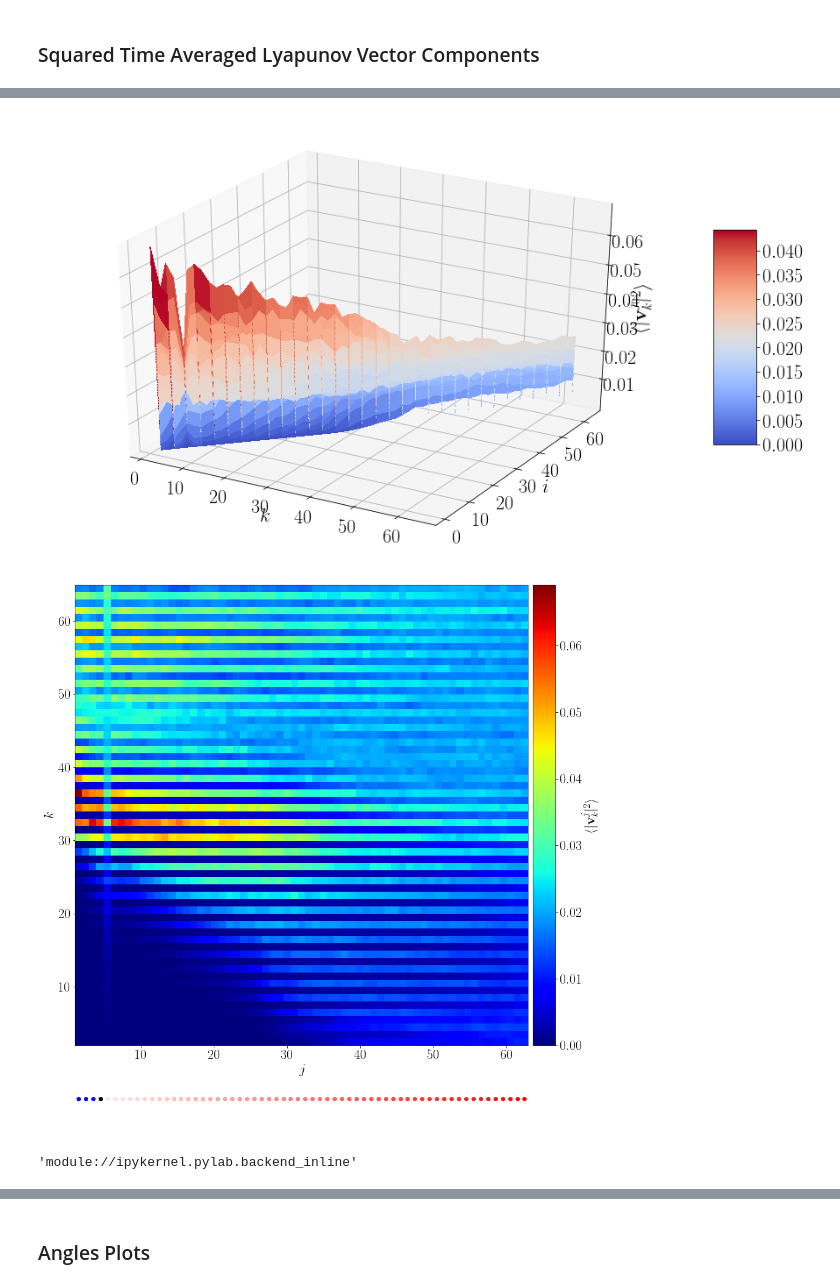
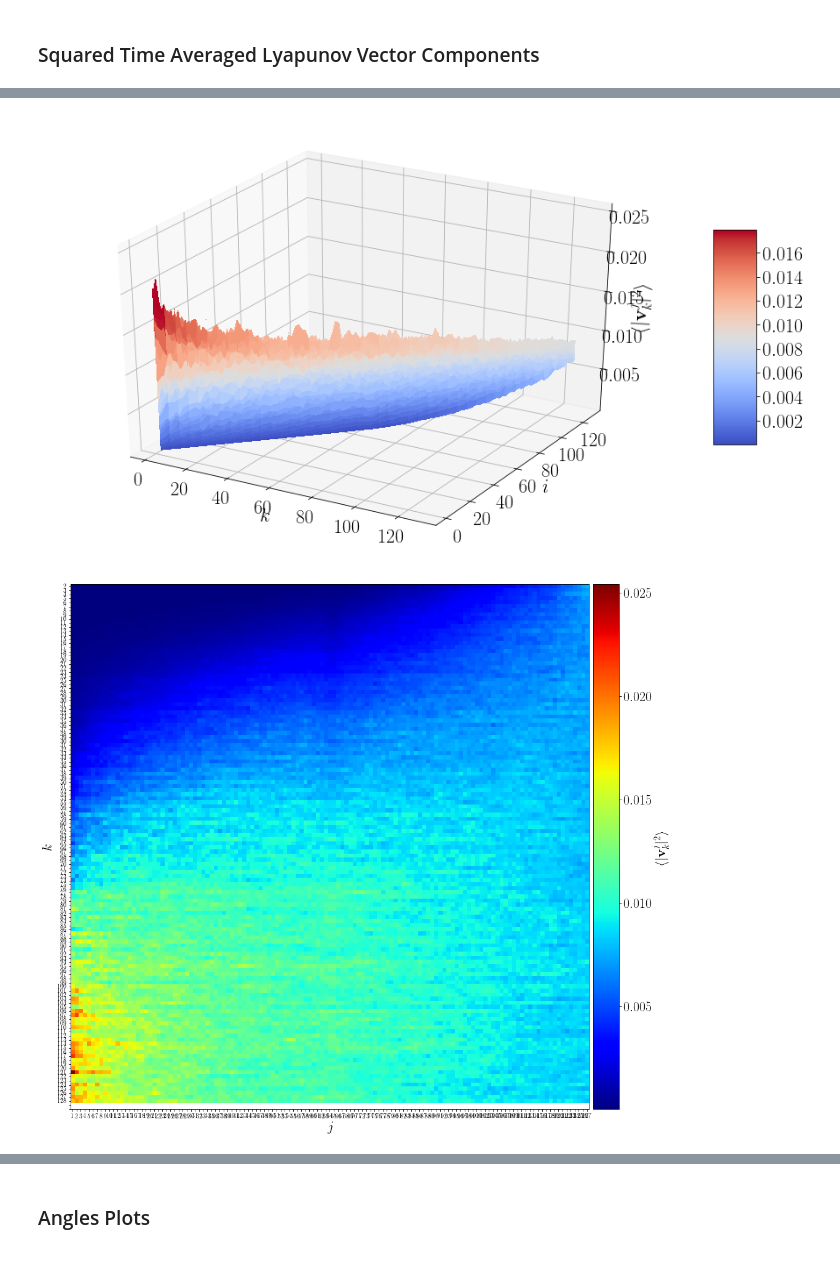
Before and after one commit to EndCar808/Burgers-Phase-Only-Model, a Jupyter notebook: Plotting/plot_clv.ipynb, the cells around one changed output, grey strips where cells are left out. Cells and saved outputs as stored; diff of their text form; code cells hidden in the pictures.

Commit message:
Testing of transient iterations. Plotting CLV data over alpha

```diff
--- a/Plotting/plot_clv.ipynb
+++ b/Plotting/plot_clv.ipynb
@@ -50,14 +46,14 @@ open('output_09_10_2020_12:38:28.txt', "w")
 ### Open Data File
 # %%
 ## System Parameters
-N       = 128
+N       = 256
 k0      = 1
-alpha   = 2.9
+alpha   = 0.25
 beta    = 0.0
 iters   = 400000
 m_end   = 8000
 m_iters = 50
-trans   = 10000
+trans   = 1000
 u0      = "RANDOM"
 # %%
 ## Read open data file
@@ -182,55 +179,60 @@ plt.draw()
 # %%
-
 fig = plt.figure(figsize = (16, 9))
 ax  = fig.gca(projection='3d')
 
-surf = ax.plot_surface(range(kmin, num_osc), range(1, dof + 1), zdata, cmap = cm.coolwarm, linewidth = 0, antialiased = False)
+surf = ax.plot_surface(range(kmin, num_osc), range(1, dof + 1), np.flipud(zdata), cmap = cm.coolwarm, linewidth = 0, antialiased = False)
 ax.set_xlabel(r"$k$")
 ax.set_ylabel(r"$i$")
 ax.set_zlabel(r"$\langle |\mathbf{v}_k^j |^2\rangle$")
 fig.colorbar(surf, shrink = 0.5, aspect = 5)
 plt.show()
 # %% [output]
-[figure, old version]
+[figure, new version]
 # %%
-
-
-fig = plt.figure(figsize = (16, 16))
-gs  = GridSpec(1, 1)
+fig = plt.figure(figsize = (16, 16), tight_layout = False)
+gs  = GridSpec(1, 1, wspace = 0.35)
 
 ax2 = fig.add_subplot(gs[0, 0])
-im  = ax2.imshow(np.flipud(zdata), cmap = cm.jet, extent = [1, dof, kmin, num_osc])
+im  = ax2.imshow(zdata, cmap = cm.jet)#extent = [1, dof, kmin, num_osc]
 ax2.set_xlabel(r"$j$")
 ax2.set_ylabel(r"$k$")
+ax2.set_yticks(np.arange(0, num_osc))
+ax2.set_yticklabels(np.arange(kmin, num_osc), fontsize = 10)
+ax2.set_xticks(np.arange(0, dof))
+ax2.set_xticklabels(np.arange(1, dof + 1), fontsize = 10)
 div2  = make_axes_locatable(ax2)
 cax2  = div2.append_axes('right', size = '5%', pad = 0.1)
 cbar = plt.colorbar(im, cax = cax2, orientation = 'vertical')
 cbar.set_label(r"$\langle |\mathbf{v}_k^j |^2\rangle$")
 # ax21  = div2.append_axes('left', size = '5%', pad = 0.8, sharey = ax2)
-ax22  = div2.append_axes('bottom', size = '8%', pad = 0.8, sharex = ax2)
-for i in range(1, dof + 1):
-    if i == zeroindx:
-#         ax21.plot(0.5, i + 0.5, markerfacecolor = 'black', markeredgecolor = 'black', marker = 'o')
-        ax22.plot(i + 0.5, 0.5, markerfacecolor = 'black', markeredgecolor = 'black', marker = 'o', label = r"$\lambda_i = 0$", c = "w")
-    elif i < zeroindx:
-#         ax21.plot(0.5, i + 0.5, markerfacecolor = 'blue', markeredgecolor = 'blue', marker = 'o', alpha = (dof - i)/dof)
-        ax22.plot(i + 0.5, 0.5, markerfacecolor = 'blue', markeredgecolor = 'blue', marker = 'o', alpha = (dof - i)/dof, label = r"$\lambda_i > 0$", c = "w")
-    elif i > zeroindx:
-#         ax21.plot(0.5, i + 0.5, markerfacecolor = 'red', markeredgecolor = 'red', marker = 'o', alpha = (i)/dof)
-        ax22.plot(i + 0.5, 0.5, markerfacecolor = 'red', markeredgecolor = 'red', marker = 'o', alpha = (i)/dof, label = r"$\lambda_i < 0$", c = "w")
-# ax21.set_ylim(1, dof)
-ax22.set_xlim(1, dof)
-# ax21.axis("off")
-ax22.axis("off")
+# ax22  = div2.append_axes('bottom', size = '8%', pad = 0.8, sharex = ax2)
+# for i in range(1, dof + 1):
+#     if i == zeroindx:
+# #         ax21.plot(0.5, i + 0.5, markerfacecolor = 'black', markeredgecolor = 'black', marker = 'o')
+#         ax22.plot(i + 0.5, 0.5, markerfacecolor = 'black', markeredgecolor = 'black', marker = 'o', label = r"$\lambda_i = 0$", c = "w")
+#     elif i < zeroindx:
+# #         ax21.plot(0.5, i + 0.5, markerfacecolor = 'blue', markeredgecolor = 'blue', marker = 'o', alpha = (dof - i)/dof)
+#         ax22.plot(i + 0.5, 0.5, markerfacecolor = 'blue', markeredgecolor = 'blue', marker = 'o', alpha = (dof - i)/dof, label = r"$\lambda_i > 0$", c = "w")
+#     elif i > zeroindx:
+# #         ax21.plot(0.5, i + 0.5, markerfacecolor = 'red', markeredgecolor = 'red', marker = 'o', alpha = (i)/dof)
+#         ax22.plot(i + 0.5, 0.5, markerfacecolor = 'red', markeredgecolor = 'red', marker = 'o', alpha = (i)/dof, label = r"$\lambda_i < 0$", c = "w")
+# # ax21.set_ylim(1, dof)
+# ax22.set_xlim(1, dof)
+# # ax21.axis("off")
+# ax22.axis("off")
+
+
+# ax3 = fig.add_subplot(gs[0, 1])
+# ax3.plot(even_data)
+# ax3.plot(odd_data)
+# ax3.set_xlabel(r"$t$")
+# ax3.set_ylabel(r"$\| \mathbf{v}_k\|$")
+# ax3.legend([r"$k = $ even", r"$k = $ odd"])
+
 
 # plt.savefig("/work/projects/TurbPhase/burgers_1d_code/Burgers_PO/Testing_Functions/CLV" + "/TimeAverage.pdf")
 # plt.close()
 
 plt.show()
 # %% [output]
-[figure, old version]
+[figure, new version]
-# %%
-import matplotlib as mpl
-mpl.get_backend()
-# %% [output]
-'module://ipykernel.pylab.backend_inline'
```
Also changed, not shown: parts of 15 cells of this notebook, 10 other files.
